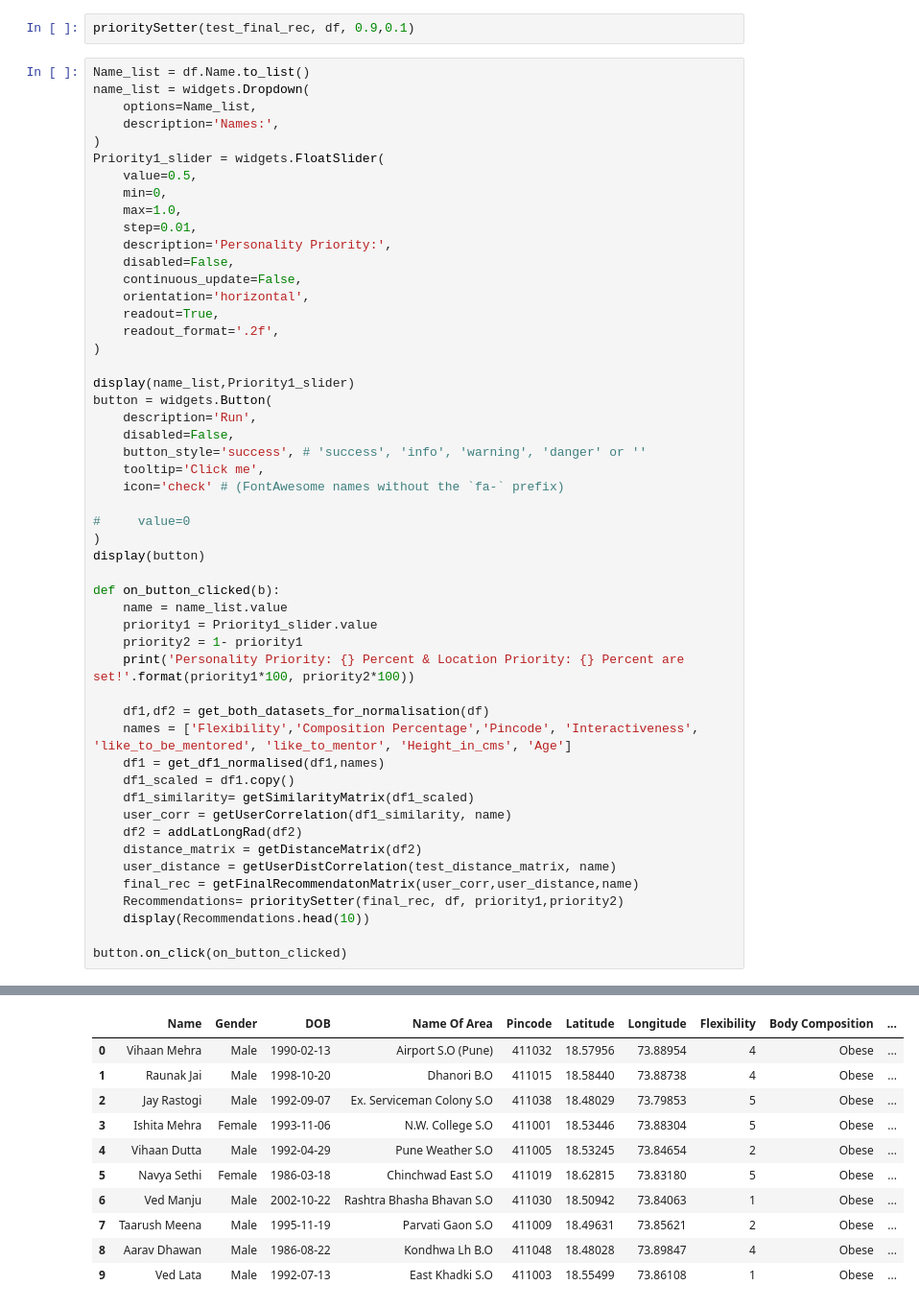
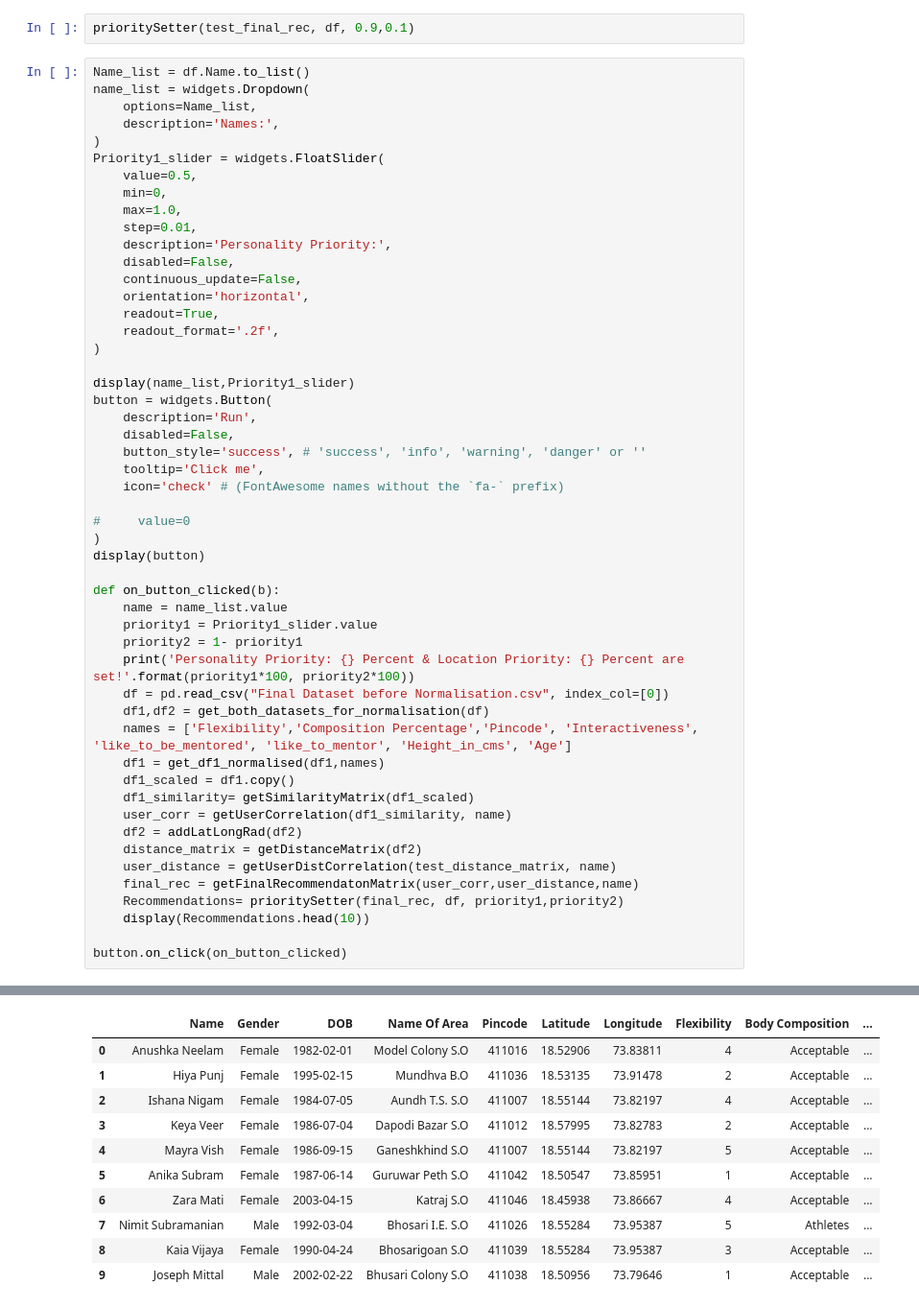
Before and after one commit to darayn/RS-FinalYear-Fitness-Freaks, a Jupyter notebook: Untitled.ipynb, the cells around one changed output, grey strips where cells are left out. Shown: that part at 96% size. Drawn from its saved outputs; the diff is of its cells as text.

```diff
--- a/Untitled.ipynb
+++ b/Untitled.ipynb
@@ -168,7 +169,7 @@ def on_button_clicked(b):
     priority1 = Priority1_slider.value
     priority2 = 1- priority1
     print('Personality Priority: {} Percent & Location Priority: {} Percent are set!'.format(priority1*100, priority2*100))
-
+    df = pd.read_csv("Final Dataset before Normalisation.csv", index_col=[0])
     df1,df2 = get_both_datasets_for_normalisation(df)
     names = ['Flexibility','Composition Percentage','Pincode', 'Interactiveness', 'like_to_be_mentored', 'like_to_mentor', 'Height_in_cms', 'Age']
     df1 = get_df1_normalised(df1,names)
@@ -191,11 +192,11 @@ Personality Priority: 63.0 Percent & Location Priority: 37.0 Percent are set!
 |  | Name | Gender | DOB | Name Of Area | Pincode | Latitude | Longitude | Flexibility | Body Composition | ... |
-| 0 | Vihaan Mehra | Male | 1990-02-13 | Airport S.O (Pune) | 411032 | 18.57956 | 73.88954 | 4 | Obese | ... |
-| 1 | Raunak Jai | Male | 1998-10-20 | Dhanori B.O | 411015 | 18.58440 | 73.88738 | 4 | Obese | ... |
-| 2 | Jay Rastogi | Male | 1992-09-07 | Ex. Serviceman Colony S.O | 411038 | 18.48029 | 73.79853 | 5 | Obese | ... |
-| 3 | Ishita Mehra | Female | 1993-11-06 | N.W. College S.O | 411001 | 18.53446 | 73.88304 | 5 | Obese | ... |
-| 4 | Vihaan Dutta | Male | 1992-04-29 | Pune Weather S.O | 411005 | 18.53245 | 73.84654 | 2 | Obese | ... |
-| 5 | Navya Sethi | Female | 1986-03-18 | Chinchwad East S.O | 411019 | 18.62815 | 73.83180 | 5 | Obese | ... |
-| 6 | Ved Manju | Male | 2002-10-22 | Rashtra Bhasha Bhavan S.O | 411030 | 18.50942 | 73.84063 | 1 | Obese | ... |
-| 7 | Taarush Meena | Male | 1995-11-19 | Parvati Gaon S.O | 411009 | 18.49631 | 73.85621 | 2 | Obese | ... |
-| 8 | Aarav Dhawan | Male | 1986-08-22 | Kondhwa Lh B.O | 411048 | 18.48028 | 73.89847 | 4 | Obese | ... |
-| 9 | Ved Lata | Male | 1992-07-13 | East Khadki S.O | 411003 | 18.55499 | 73.86108 | 1 | Obese | ... |
+| 0 | Anushka Neelam | Female | 1982-02-01 | Model Colony S.O | 411016 | 18.52906 | 73.83811 | 4 | Acceptable | ... |
+| 1 | Hiya Punj | Female | 1995-02-15 | Mundhva B.O | 411036 | 18.53135 | 73.91478 | 2 | Acceptable | ... |
+| 2 | Ishana Nigam | Female | 1984-07-05 | Aundh T.S. S.O | 411007 | 18.55144 | 73.82197 | 4 | Acceptable | ... |
+| 3 | Keya Veer | Female | 1986-07-04 | Dapodi Bazar S.O | 411012 | 18.57995 | 73.82783 | 2 | Acceptable | ... |
+| 4 | Mayra Vish | Female | 1986-09-15 | Ganeshkhind S.O | 411007 | 18.55144 | 73.82197 | 5 | Acceptable | ... |
+| 5 | Anika Subram | Female | 1987-06-14 | Guruwar Peth S.O | 411042 | 18.50547 | 73.85951 | 1 | Acceptable | ... |
+| 6 | Zara Mati | Female | 2003-04-15 | Katraj S.O | 411046 | 18.45938 | 73.86667 | 4 | Acceptable | ... |
+| 7 | Nimit Subramanian | Male | 1992-03-04 | Bhosari I.E. S.O | 411026 | 18.55284 | 73.95387 | 5 | Athletes | ... |
+| 8 | Kaia Vijaya | Female | 1990-04-24 | Bhosarigoan S.O | 411039 | 18.55284 | 73.95387 | 3 | Acceptable | ... |
+| 9 | Joseph Mittal | Male | 2002-02-22 | Bhusari Colony S.O | 411038 | 18.50956 | 73.79646 | 1 | Acceptable | ... |
```
Also changed, not shown: parts of 11 cells of this notebook, 1 other file.
